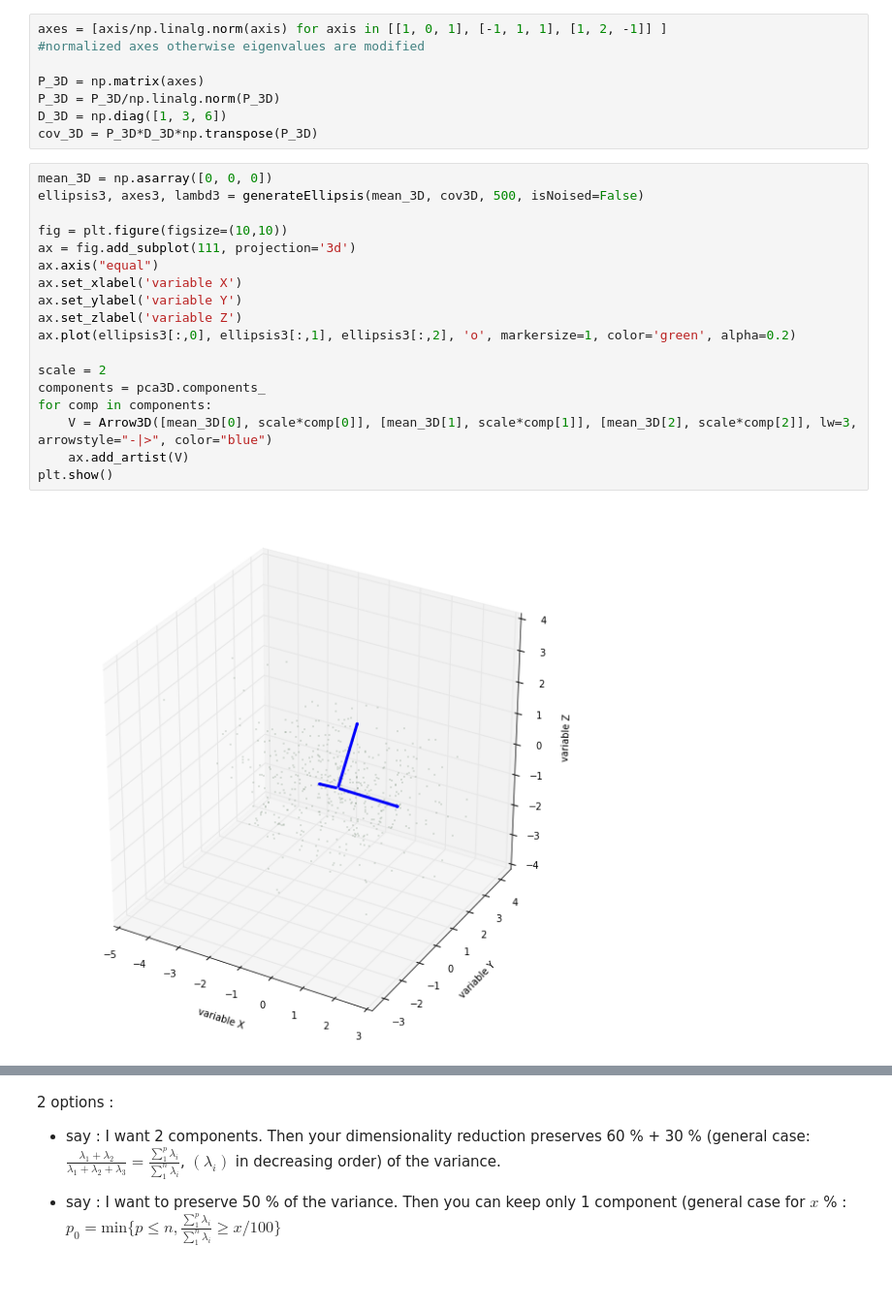
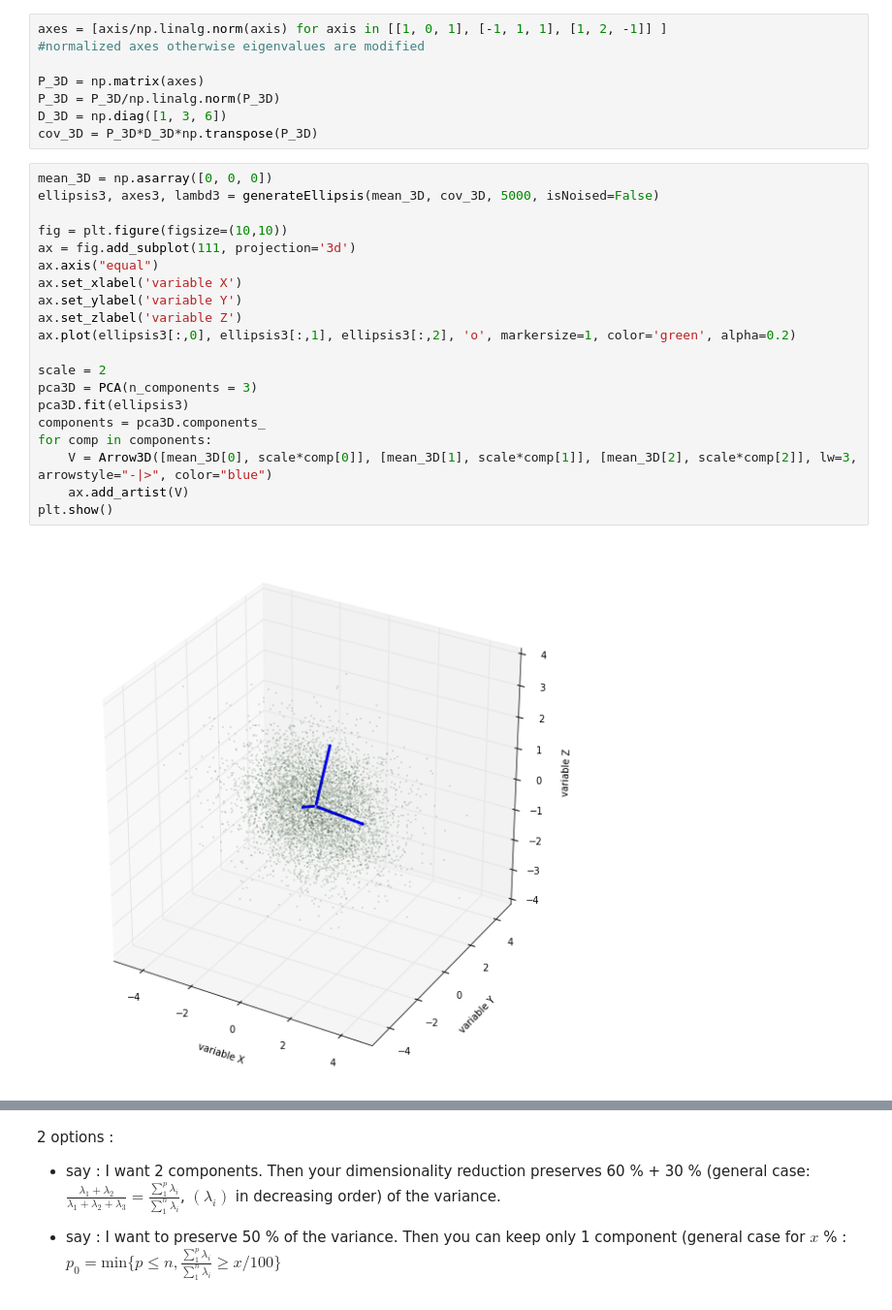
Before and after one commit to Nick-Ol/Ipython-Notebooks, a Jupyter notebook: PCA/PCA.ipynb, the cells around one changed output, grey strips where cells are left out. Shown at 97% size. Saved outputs shown, nothing was run; the diff lists cells and outputs as text.

```diff
--- a/PCA/PCA.ipynb
+++ b/PCA/PCA.ipynb
@@ -127,22 +127,24 @@ D_3D = np.diag([1, 3, 6])
 cov_3D = P_3D*D_3D*np.transpose(P_3D)
 # %%
 mean_3D = np.asarray([0, 0, 0])
-ellipsis3, axes3, lambd3 = generateEllipsis(mean_3D, cov3D, 500, isNoised=False)
+ellipsis3, axes3, lambd3 = generateEllipsis(mean_3D, cov_3D, 5000, isNoised=False)
 
 fig = plt.figure(figsize=(10,10))
 ax = fig.add_subplot(111, projection='3d')
 ax.axis("equal")
 ax.set_xlabel('variable X')
 ax.set_ylabel('variable Y')
 ax.set_zlabel('variable Z')
 ax.plot(ellipsis3[:,0], ellipsis3[:,1], ellipsis3[:,2], 'o', markersize=1, color='green', alpha=0.2)
 
 scale = 2
+pca3D = PCA(n_components = 3)
+pca3D.fit(ellipsis3)
 components = pca3D.components_
 for comp in components:
     V = Arrow3D([mean_3D[0], scale*comp[0]], [mean_3D[1], scale*comp[1]], [mean_3D[2], scale*comp[2]], lw=3, arrowstyle="-|>", color="blue")
     ax.add_artist(V)
 plt.show()
 # %% [output]
-[figure, old version]
+[figure, new version]
 # %%
```
Also changed, not shown: parts of 7 cells of this notebook.
